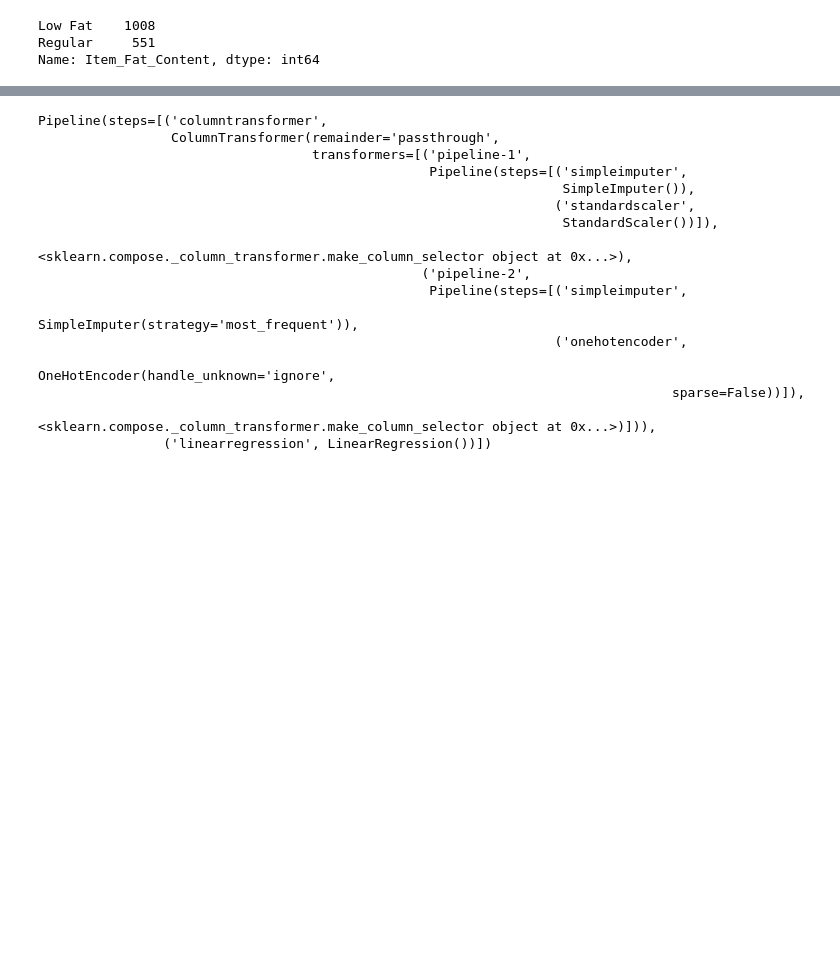
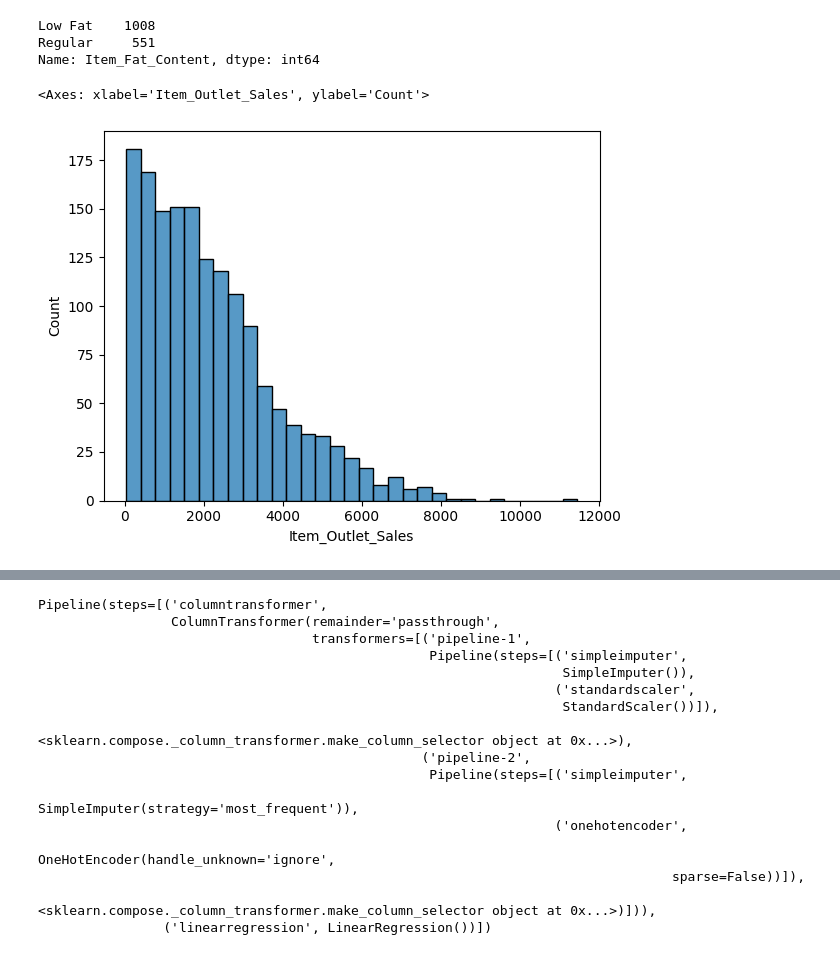
Before and after one commit to RissanX/food-sales-predicitons, a Jupyter notebook: Food_Sales_Predictions.ipynb, the cells around one changed output, grey strips where cells are left out. Cells and saved outputs as stored; diff of their text form; code cells hidden in the pictures; blank space fills up the shorter version.

```diff
--- a/Food_Sales_Predictions.ipynb
+++ b/Food_Sales_Predictions.ipynb
@@ -53,3 +53,8 @@ Name: Item_Fat_Content, dtype: int64
 # %%
 X = df.drop(columns=['Item_Outlet_Sales'])
 y = df['Item_Outlet_Sales']
+# %%
+sns.histplot(data=df, x='Item_Outlet_Sales', y=None, hue=None,  stat='count', bins='auto')
+# %% [output]
+<Axes: xlabel='Item_Outlet_Sales', ylabel='Count'>
+[figure, added]
```
Also changed, not shown: parts of 5 cells of this notebook.
